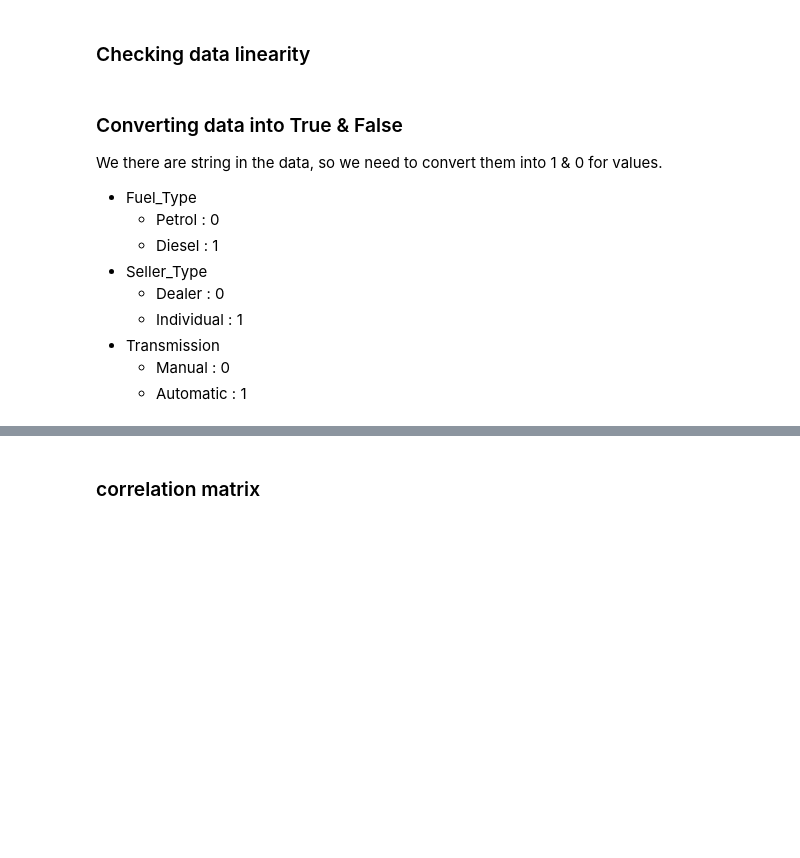
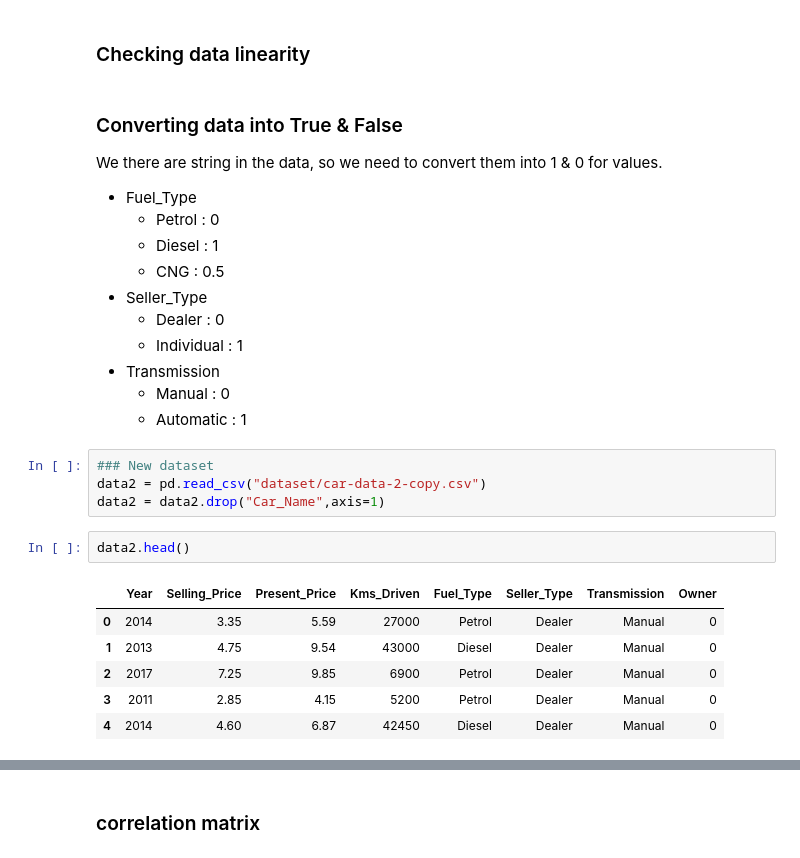
Before and after one commit to rishv1912/Vehicle-Price-Prediction, a Jupyter notebook: Prediction.ipynb, the cells around one changed output, grey strips where cells are left out. Cells and saved outputs as stored; diff of their text form; blank space fills up the shorter version.

```diff
--- a/Prediction.ipynb
+++ b/Prediction.ipynb
@@ -99,12 +99,26 @@ We there are string in the data, so we need to convert them into 1 & 0 for value
 - Fuel_Type
     - Petrol : 0
     - Diesel : 1
+    - CNG : 0.5
 - Seller_Type
     - Dealer : 0
     - Individual : 1
 - Transmission
     - Manual : 0
     - Automatic : 1
+# %%
+### New dataset
+data2 = pd.read_csv("dataset/car-data-2-copy.csv")
+data2 = data2.drop("Car_Name",axis=1)
+# %%
+data2.head()
+# %% [output]
+|  | Year | Selling_Price | Present_Price | Kms_Driven | Fuel_Type | Seller_Type | Transmission | Owner |
+| 0 | 2014 | 3.35 | 5.59 | 27000 | Petrol | Dealer | Manual | 0 |
+| 1 | 2013 | 4.75 | 9.54 | 43000 | Diesel | Dealer | Manual | 0 |
+| 2 | 2017 | 7.25 | 9.85 | 6900 | Petrol | Dealer | Manual | 0 |
+| 3 | 2011 | 2.85 | 4.15 | 5200 | Petrol | Dealer | Manual | 0 |
+| 4 | 2014 | 4.60 | 6.87 | 42450 | Diesel | Dealer | Manual | 0 |
 # %%
 # data["Fuel_type"]["Petrol"]=0
 # data["Fuel_type"]["Diesel"]=1
```
Also changed, not shown: parts of 3 cells of this notebook, 2 other files.
